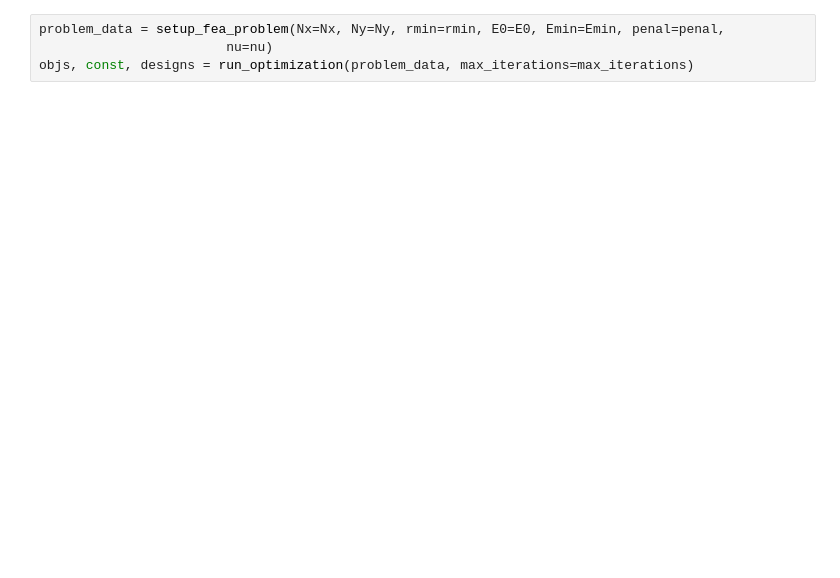
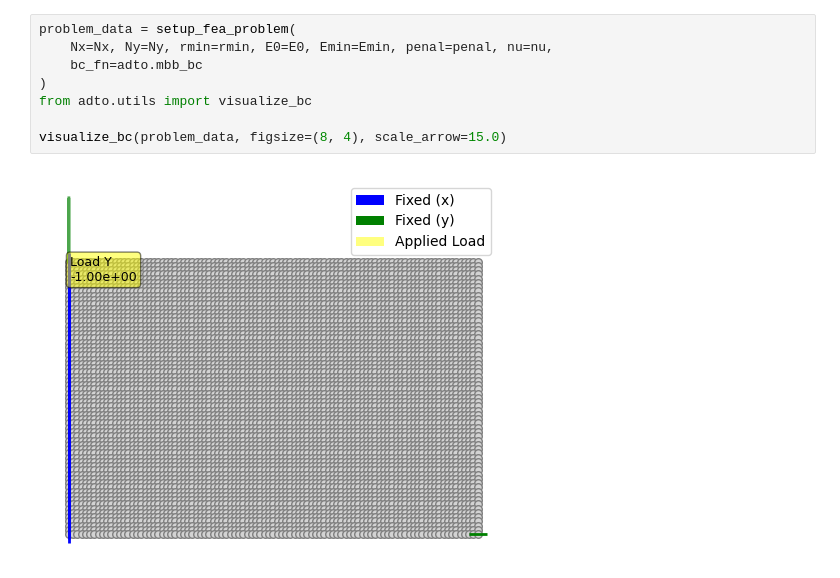
Before and after one commit to SNMS95/ADTO, a Jupyter notebook: examples/TO.ipynb, the cells around one changed output. Saved outputs shown, nothing was run; the diff lists cells and outputs as text; blank space fills up the shorter version.

```diff
--- a/examples/TO.ipynb
+++ b/examples/TO.ipynb
@@ -216,6 +237,12 @@ def run_optimization(problem_data, rho_init=None, max_iterations=100):
     else:
         raise ValueError(f"Unknown backend: {backend}")
 # %%
-problem_data = setup_fea_problem(Nx=Nx, Ny=Ny, rmin=rmin, E0=E0, Emin=Emin, penal=penal,
-                        nu=nu)
-objs, const, designs = run_optimization(problem_data, max_iterations=max_iterations)
+problem_data = setup_fea_problem(
+    Nx=Nx, Ny=Ny, rmin=rmin, E0=E0, Emin=Emin, penal=penal, nu=nu,
+    bc_fn=adto.mbb_bc
+)
+from adto.utils import visualize_bc
+
+visualize_bc(problem_data, figsize=(8, 4), scale_arrow=15.0)
+# %% [output]
+[figure, added]
```
Also changed, not shown: parts of 5 cells of this notebook, 5 other files.
